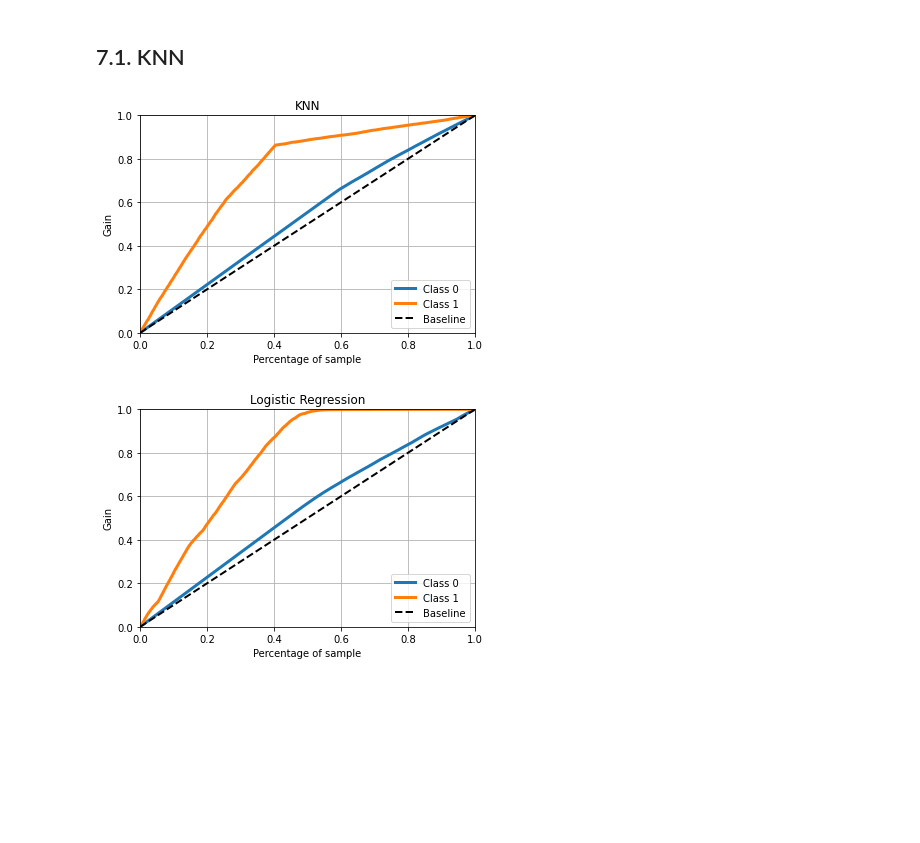
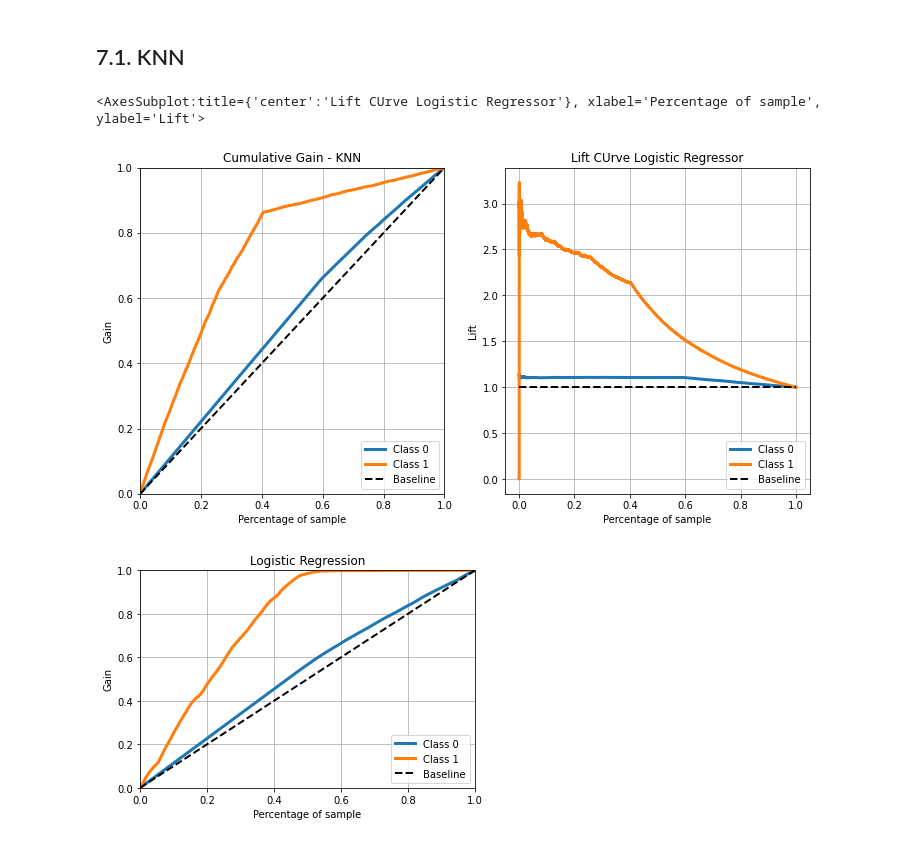
Before and after one commit to andersonftdj/Health_Insurance_Cross_Sell, a Jupyter notebook: pa004.ipynb, the cells around one changed output. Drawn from its saved outputs; the diff is of its cells as text; code cells hidden in the pictures; blank space fills up the shorter version.

```diff
--- a/pa004.ipynb
+++ b/pa004.ipynb
@@ -428,10 +441,12 @@ knn_model.fit( x_train, y_train )
 yhat_knn =  knn_model.predict_proba( x_val )
 # %%
 # Ganho Acumulado
-skplt.metrics.plot_cumulative_gain( y_val, yhat_knn )
-plt.title('KNN');
+fig, axs = plt.subplots(ncols=2, figsize=(12, 6))
+skplt.metrics.plot_cumulative_gain( y_val, yhat_knn, ax=axs[0], title='Cumulative Gain - KNN' )
+skplt.metrics.plot_lift_curve(y_val, yhat_knn, ax=axs[1], title='Lift CUrve Logistic Regressor')
 # %% [output]
+<AxesSubplot:title={'center':'Lift CUrve Logistic Regressor'}, xlabel='Percentage of sample', ylabel='Lift'>
-[figure, old version]
+[figure, new version]
 # %%
 # Definição do Modelo
 lr_model =  LogisticRegression( random_state=42 )
```
Also changed, not shown: parts of 11 cells of this notebook, 9 other files.
